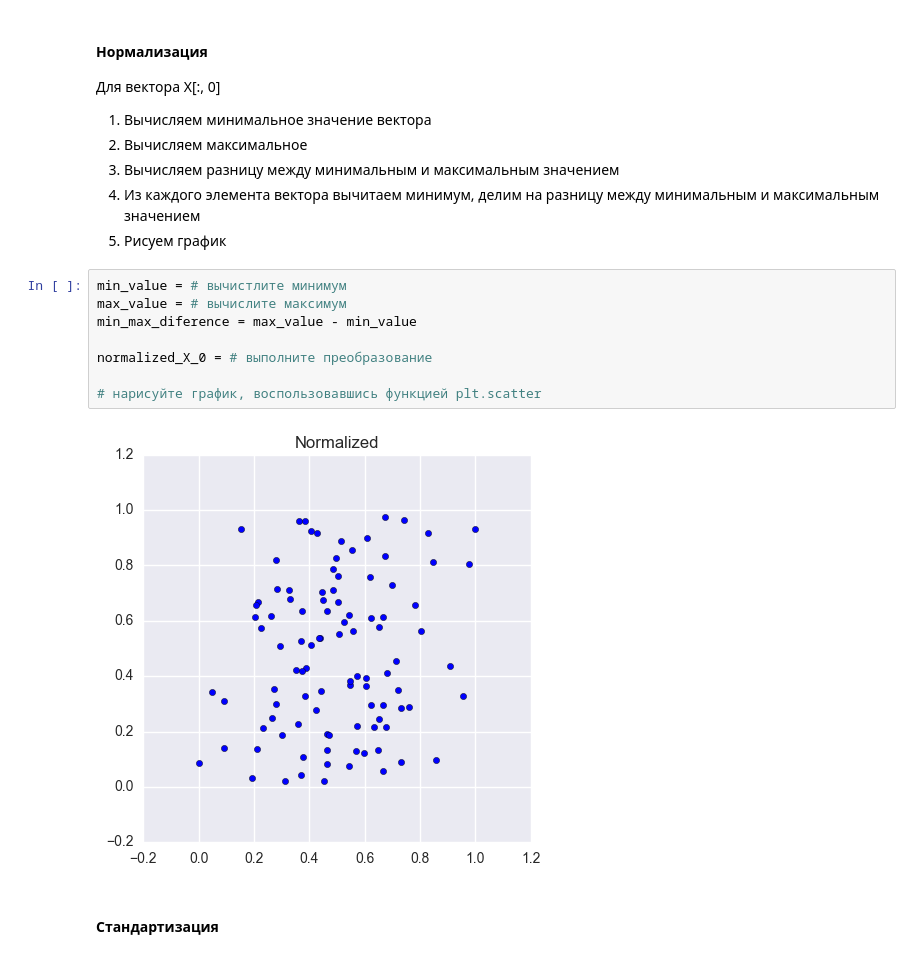
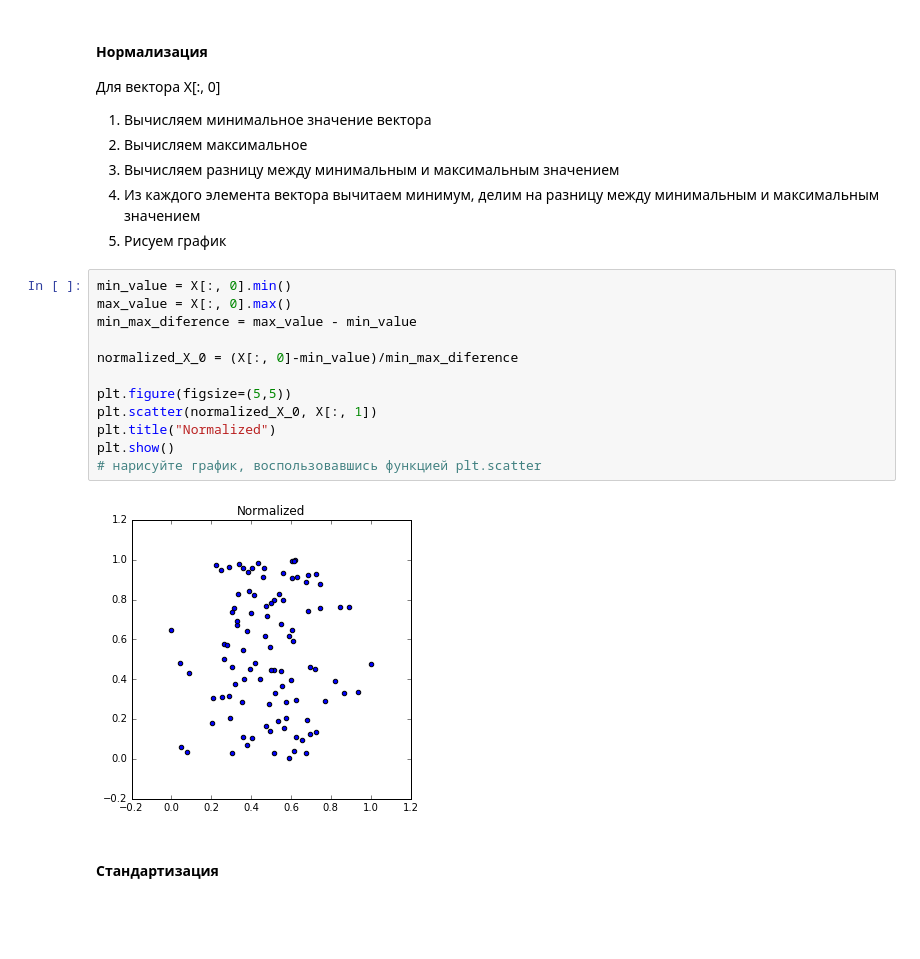
Before and after one commit to Shevviakov/technosphere, a Jupyter notebook: datamine/l3/tutorial-3-for-students.ipynb, the cells around one changed output. Drawn from its saved outputs; the diff is of its cells as text; blank space fills up the shorter version.

```diff
--- a/datamine/l3/tutorial-3-for-students.ipynb
+++ b/datamine/l3/tutorial-3-for-students.ipynb
@@ -42,16 +44,20 @@ plt.show()
 3. Вычисляем разницу между минимальным и максимальным значением
 4. Из каждого элемента вектора вычитаем минимум, делим на разницу между минимальным и максимальным значением
 5. Рисуем график
-# %%
-min_value = # вычистлите минимум
-max_value = # вычислите максимум
-min_max_diference = max_value - min_value
-
-normalized_X_0 = # выполните преобразование
-
-# нарисуйте график, воспользовавшись функцией plt.scatter
-# %% [output]
-[figure, removed]
+# %%
+min_value = X[:, 0].min()
+max_value = X[:, 0].max()
+min_max_diference = max_value - min_value
+
+normalized_X_0 = (X[:, 0]-min_value)/min_max_diference
+
+plt.figure(figsize=(5,5))
+plt.scatter(normalized_X_0, X[:, 1])
+plt.title("Normalized")
+plt.show()
+# нарисуйте график, воспользовавшись функцией plt.scatter
+# %% [output]
+[figure, added]
 # %% [markdown]
 #### Стандартизация
 # %% [markdown]
```
Also changed, not shown: parts of 12 cells of this notebook, 2 other files.
